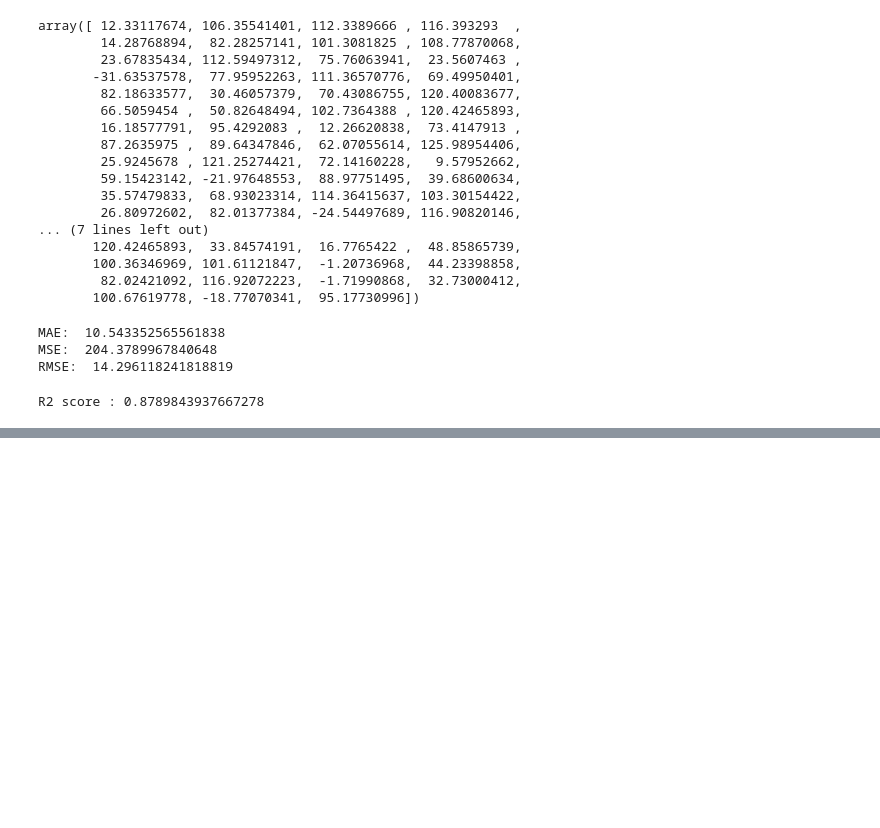
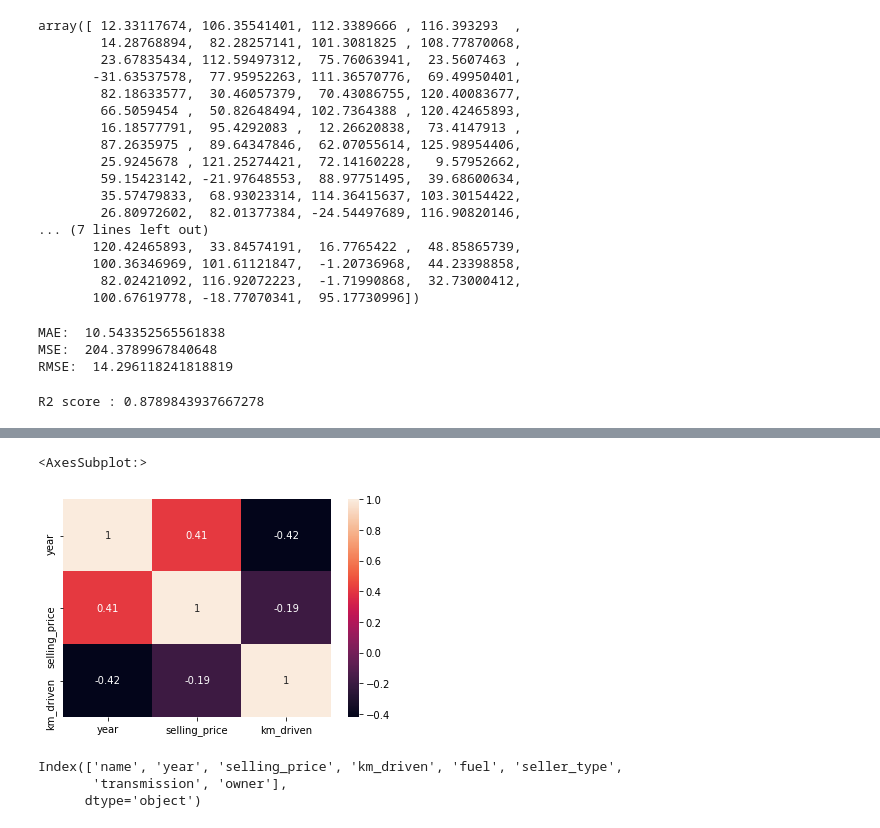
Before and after one commit to Bola-coder/ML-Projects, a Jupyter notebook: Used Car Prediction/model/model.ipynb, the cells around one changed output, grey strips where cells are left out. Saved outputs shown, nothing was run; the diff lists cells and outputs as text; code cells hidden in the pictures; blank space fills up the shorter version.

```diff
--- a/Used Car Prediction/model/model.ipynb
+++ b/Used Car Prediction/model/model.ipynb
@@ -179,0 +254,5 @@ R2 score : 0.8789843937667278
+# %%
+sns.heatmap(b.corr(), annot=True)
+# %% [output]
+<AxesSubplot:>
+[figure, added]
@@ -179,0 +265,6 @@ R2 score : 0.8789843937667278
+# %%
+b_cols
+# %% [output]
+Index(['name', 'year', 'selling_price', 'km_driven', 'fuel', 'seller_type',
+       'transmission', 'owner'],
+      dtype='object')
```
Also changed, not shown: parts of 30 cells of this notebook.
